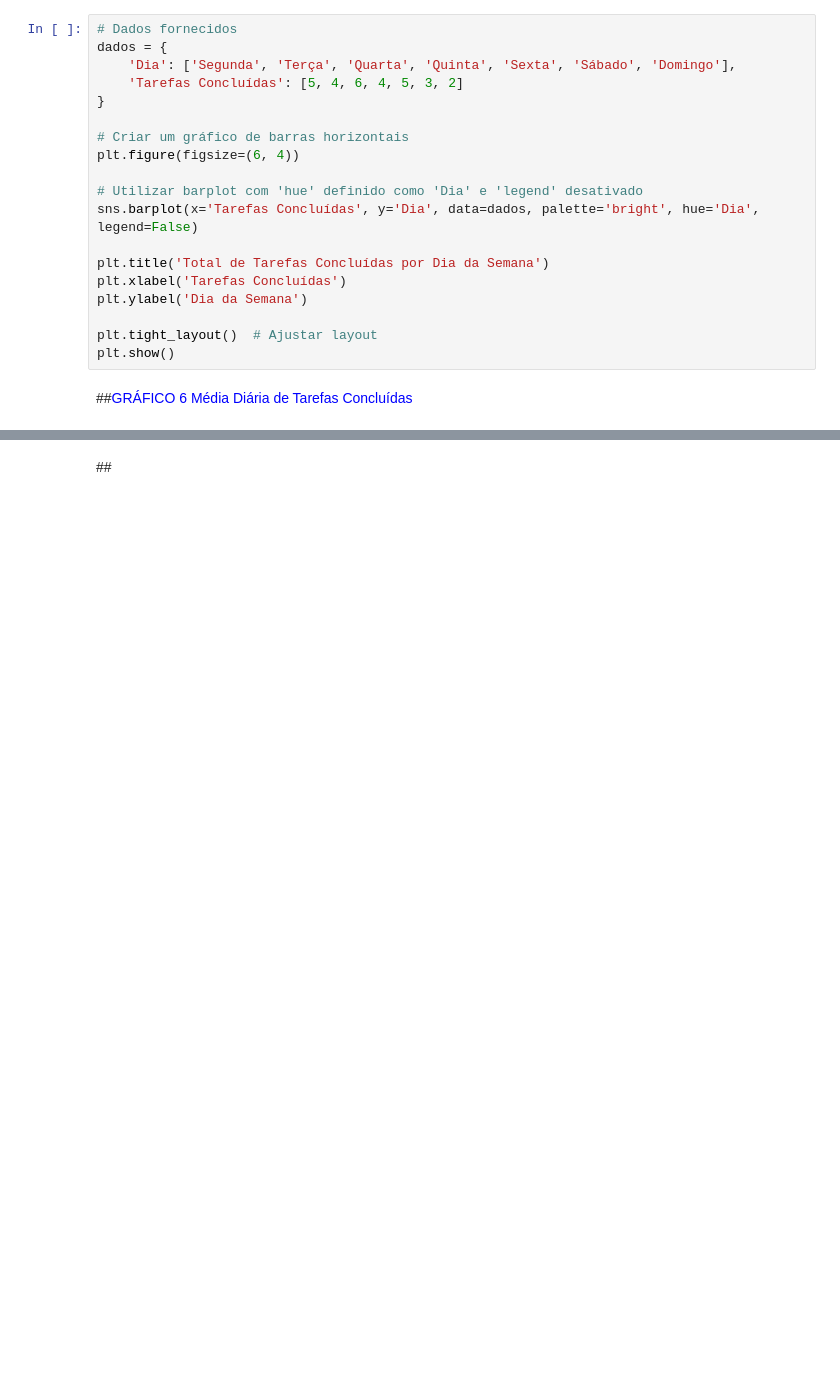
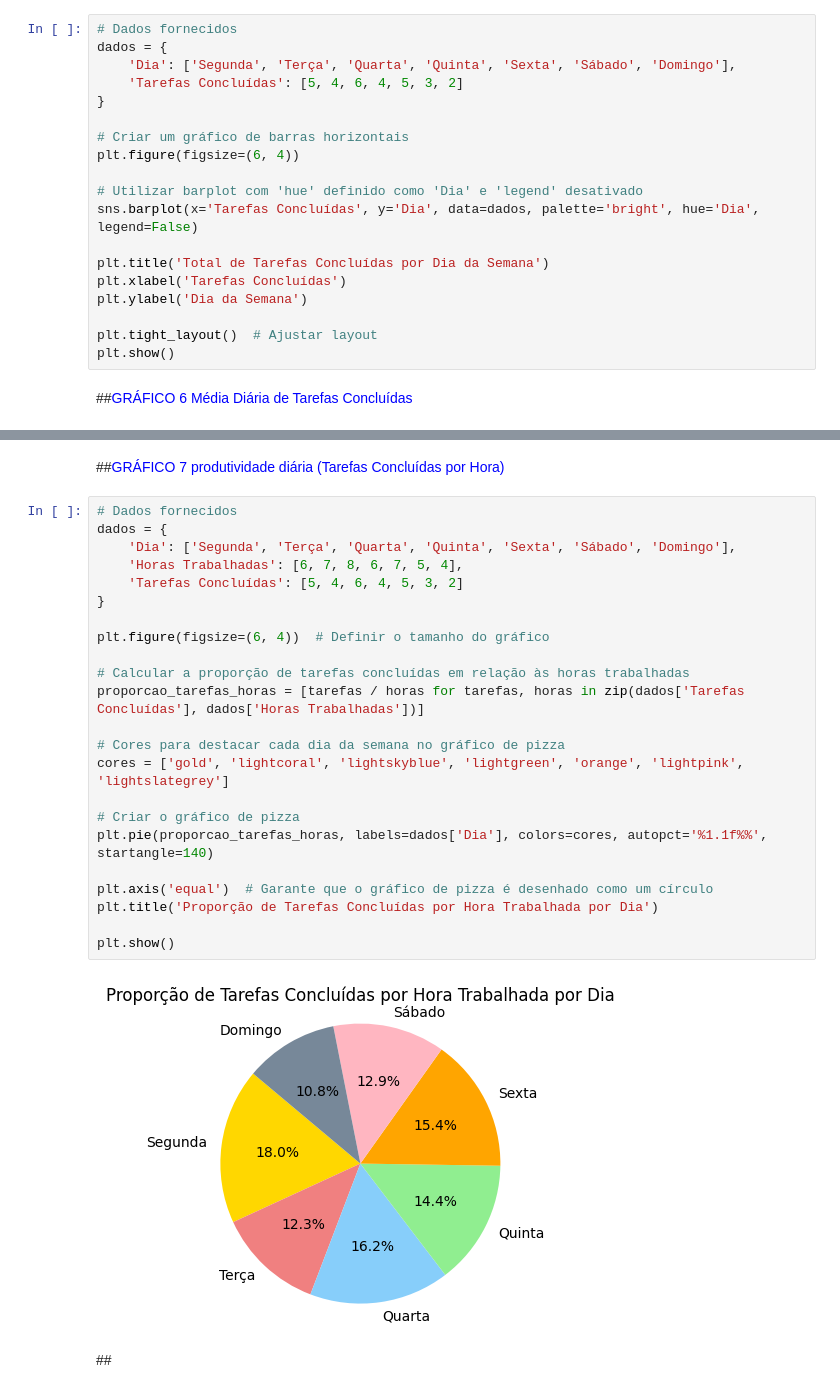
Before and after one commit to estrela1921/projeto-individual-modulo-4, a Jupyter notebook: Graficos_Individual_M4.ipynb, the cells around one changed output, grey strips where cells are left out. Cells and saved outputs as stored; diff of their text form; blank space fills up the shorter version.

Commit message:
GRÁFICO 7 produtividade diária (Tarefas Concluídas por Hora)

```diff
--- a/Graficos_Individual_M4.ipynb
+++ b/Graficos_Individual_M4.ipynb
@@ -172,2 +170,29 @@ plt.show()
+# %% [markdown]
+##<font color = "blue">GRÁFICO 7 produtividade diária (Tarefas Concluídas por Hora)
+# %%
+# Dados fornecidos
+dados = {
+    'Dia': ['Segunda', 'Terça', 'Quarta', 'Quinta', 'Sexta', 'Sábado', 'Domingo'],
+    'Horas Trabalhadas': [6, 7, 8, 6, 7, 5, 4],
+    'Tarefas Concluídas': [5, 4, 6, 4, 5, 3, 2]
+}
+
+plt.figure(figsize=(6, 4))  # Definir o tamanho do gráfico
+
+# Calcular a proporção de tarefas concluídas em relação às horas trabalhadas
+proporcao_tarefas_horas = [tarefas / horas for tarefas, horas in zip(dados['Tarefas Concluídas'], dados['Horas Trabalhadas'])]
+
+# Cores para destacar cada dia da semana no gráfico de pizza
+cores = ['gold', 'lightcoral', 'lightskyblue', 'lightgreen', 'orange', 'lightpink', 'lightslategrey']
+
+# Criar o gráfico de pizza
+plt.pie(proporcao_tarefas_horas, labels=dados['Dia'], colors=cores, autopct='%1.1f%%', startangle=140)
+
+plt.axis('equal')  # Garante que o gráfico de pizza é desenhado como um círculo
+plt.title('Proporção de Tarefas Concluídas por Hora Trabalhada por Dia')
+
+plt.show()
+# %% [output]
+[figure, added]
 # %% [markdown]
 ##<font color = "blue">
```
Also changed, not shown: parts of 1 cell of this notebook.
